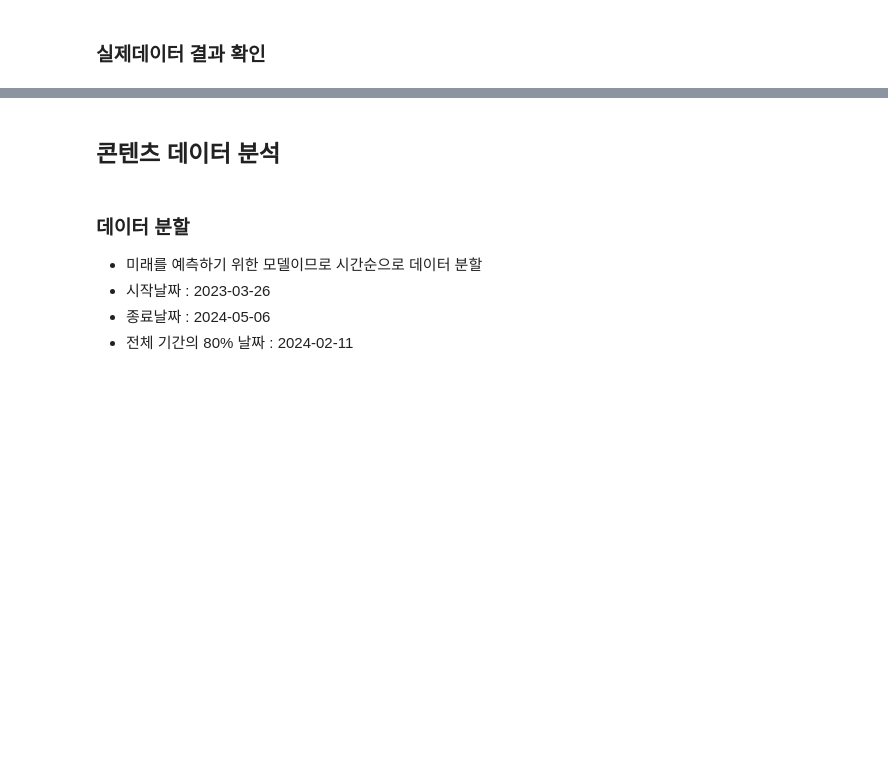
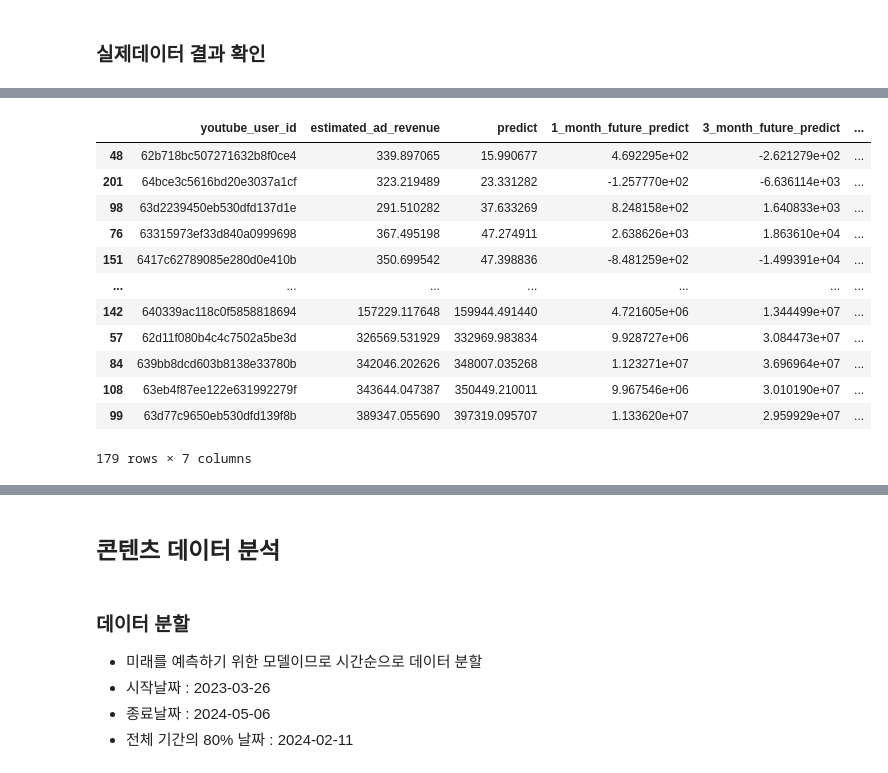
Before and after one commit to kkwann/awake, a Jupyter notebook: 5.Modeling(3).ipynb, the cells around one changed output, grey strips where cells are left out. Drawn from its saved outputs; the diff is of its cells as text; code cells hidden in the pictures; blank space fills up the shorter version.

```diff
--- a/5.Modeling(3).ipynb
+++ b/5.Modeling(3).ipynb
@@ -268,0 +283,16 @@ result_12_month_minus_user_id = result_df_final[result_df_final['predict'] > 0][
+# %%
+result_df_final[result_df_final['predict'] > 0].sort_values('predict')
+# %% [output]
+|  | youtube_user_id | estimated_ad_revenue | predict | 1_month_future_predict | 3_month_future_predict | ... |
+| 48 | 62b718bc507271632b8f0ce4 | 339.897065 | 15.990677 | 4.692295e+02 | -2.621279e+02 | ... |
+| 201 | 64bce3c5616bd20e3037a1cf | 323.219489 | 23.331282 | -1.257770e+02 | -6.636114e+03 | ... |
+| 98 | 63d2239450eb530dfd137d1e | 291.510282 | 37.633269 | 8.248158e+02 | 1.640833e+03 | ... |
+| 76 | 63315973ef33d840a0999698 | 367.495198 | 47.274911 | 2.638626e+03 | 1.863610e+04 | ... |
+| 151 | 6417c62789085e280d0e410b | 350.699542 | 47.398836 | -8.481259e+02 | -1.499391e+04 | ... |
+| ... | ... | ... | ... | ... | ... | ... |
+| 142 | 640339ac118c0f5858818694 | 157229.117648 | 159944.491440 | 4.721605e+06 | 1.344499e+07 | ... |
+| 57 | 62d11f080b4c4c7502a5be3d | 326569.531929 | 332969.983834 | 9.928727e+06 | 3.084473e+07 | ... |
+| 84 | 639bb8dcd603b8138e33780b | 342046.202626 | 348007.035268 | 1.123271e+07 | 3.696964e+07 | ... |
+| 108 | 63eb4f87ee122e631992279f | 343644.047387 | 350449.210011 | 9.967546e+06 | 3.010190e+07 | ... |
+| 99 | 63d77c9650eb530dfd139f8b | 389347.055690 | 397319.095707 | 1.133620e+07 | 2.959929e+07 | ... |
+179 rows × 7 columns
```
Also changed, not shown: parts of 32 cells of this notebook, 1 other file.
